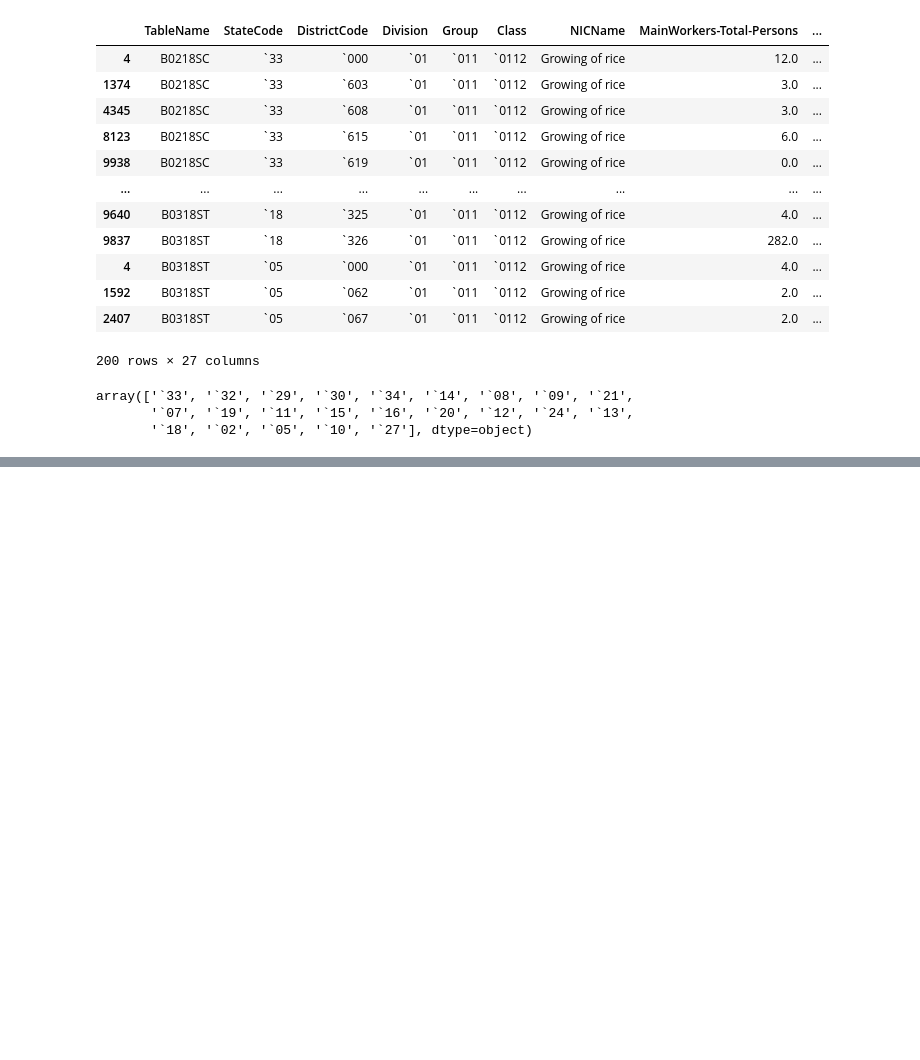
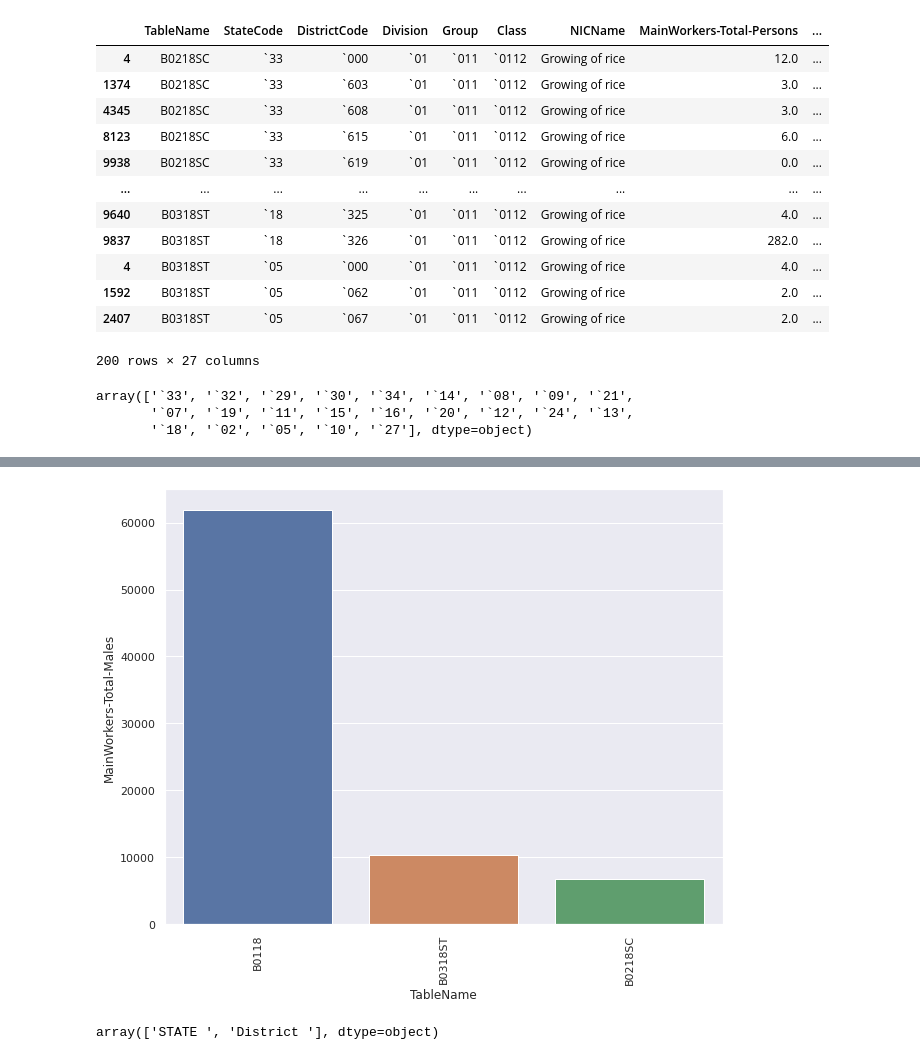
Before and after one commit to n3rdankit/Data-Science-and-Machine-Learning, a Jupyter notebook: Industrial_Human_Resource_Geo_Visualization.ipynb, the cells around one changed output, grey strips where cells are left out. Cells and saved outputs as stored; diff of their text form; code cells hidden in the pictures; blank space fills up the shorter version.

```diff
--- a/Industrial_Human_Resource_Geo_Visualization.ipynb
+++ b/Industrial_Human_Resource_Geo_Visualization.ipynb
@@ -776,0 +831,10 @@ array(['`33', '`32', '`29', '`30', '`34', '`14', '`08', '`09', '`21',
+# %%
+sn.set(rc={"figure.figsize" :(10,8)})
+ax=sn.barplot(data=data_riceTableName, x='TableName', y='MainWorkers-Total-Males')
+ax.tick_params(axis='x', rotation=90)
+# %% [output]
+[figure, added]
+# %%
+FinalDf['state_head'].unique()
+# %% [output]
+array(['STATE ', 'District '], dtype=object)
```
Also changed, not shown: parts of 34 cells of this notebook.
